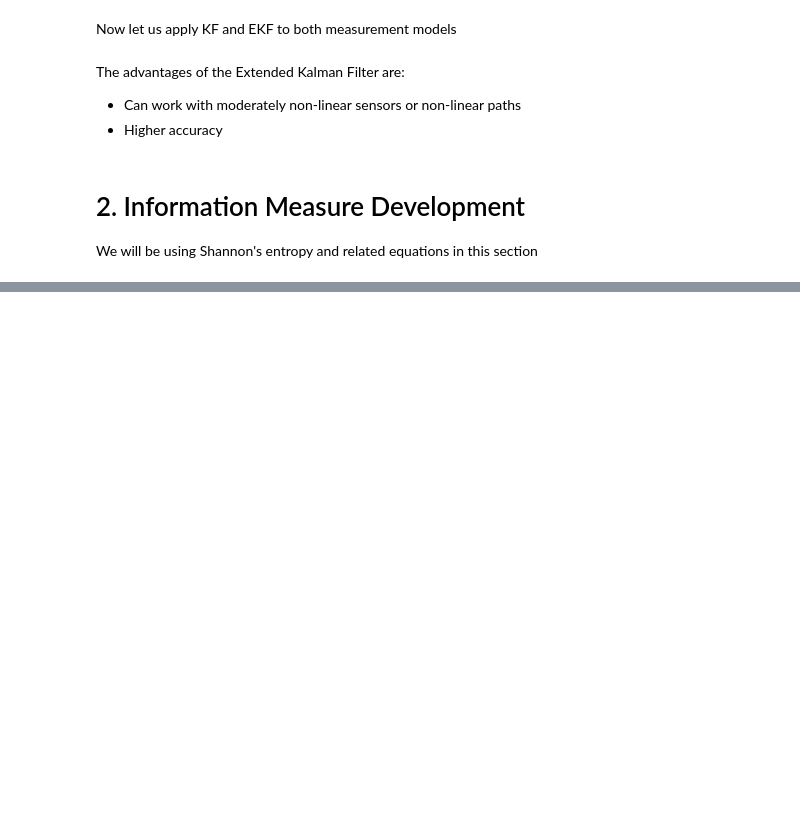
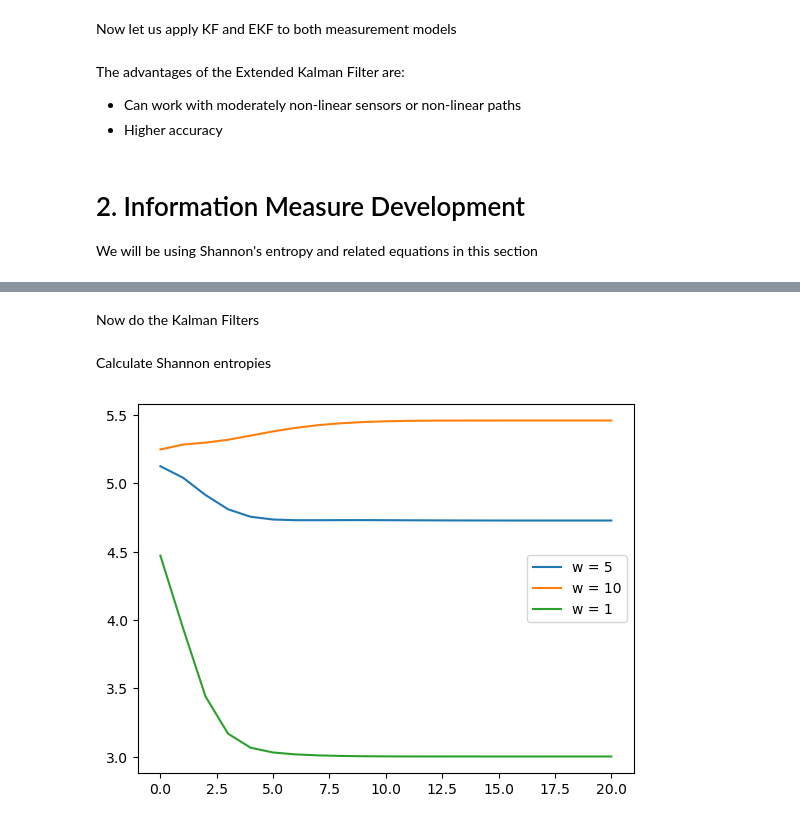
Before and after one commit to Danruh/particle-filtering, a Jupyter notebook: assignment.ipynb, the cells around one changed output, grey strips where cells are left out. Saved outputs shown, nothing was run; the diff lists cells and outputs as text; code cells hidden in the pictures; blank space fills up the shorter version.

```diff
--- a/assignment.ipynb
+++ b/assignment.ipynb
@@ -83,0 +86,3 @@ from matplotlib import pyplot as plt
+# %%
+q = 0.1
+true_path, transition_model, start_time =  generate_linearish_path(q, q)
@@ -83,0 +91,16 @@ from matplotlib import pyplot as plt
+# %%
+measured_0, measure_model_0 = linear_measurement(true_path, w=5)
+measured_1, measure_model_1 = linear_measurement(true_path, w=10)
+measured_2, measure_model_2 = linear_measurement(true_path, w=1)
+# %% [markdown]
+Now do the Kalman Filters
+# %%
+track_0 = linear_kalman_filter(transition_model, measure_model_0, measured_0, start_time)
+track_1 = linear_kalman_filter(transition_model, measure_model_1, measured_1, start_time)
+track_2 = linear_kalman_filter(transition_model, measure_model_2, measured_2, start_time)
+# %% [markdown]
+Calculate Shannon entropies
+# %%
+entropy_0 = [gaussian_entropy(state) for state in track_0.states]
+entropy_1 = [gaussian_entropy(state) for state in track_1.states]
+entropy_2 = [gaussian_entropy(state) for state in track_2.states]
@@ -83,0 +124,8 @@ from matplotlib import pyplot as plt
+# %%
+plt.plot(entropy_0, label="w = 5")
+plt.plot(entropy_1, label="w = 10")
+plt.plot(entropy_2, label="w = 1")
+plt.legend()
+plt.show()
+# %% [output]
+[figure, added]
```
Also changed, not shown: parts of 9 cells of this notebook, 1 other file.
